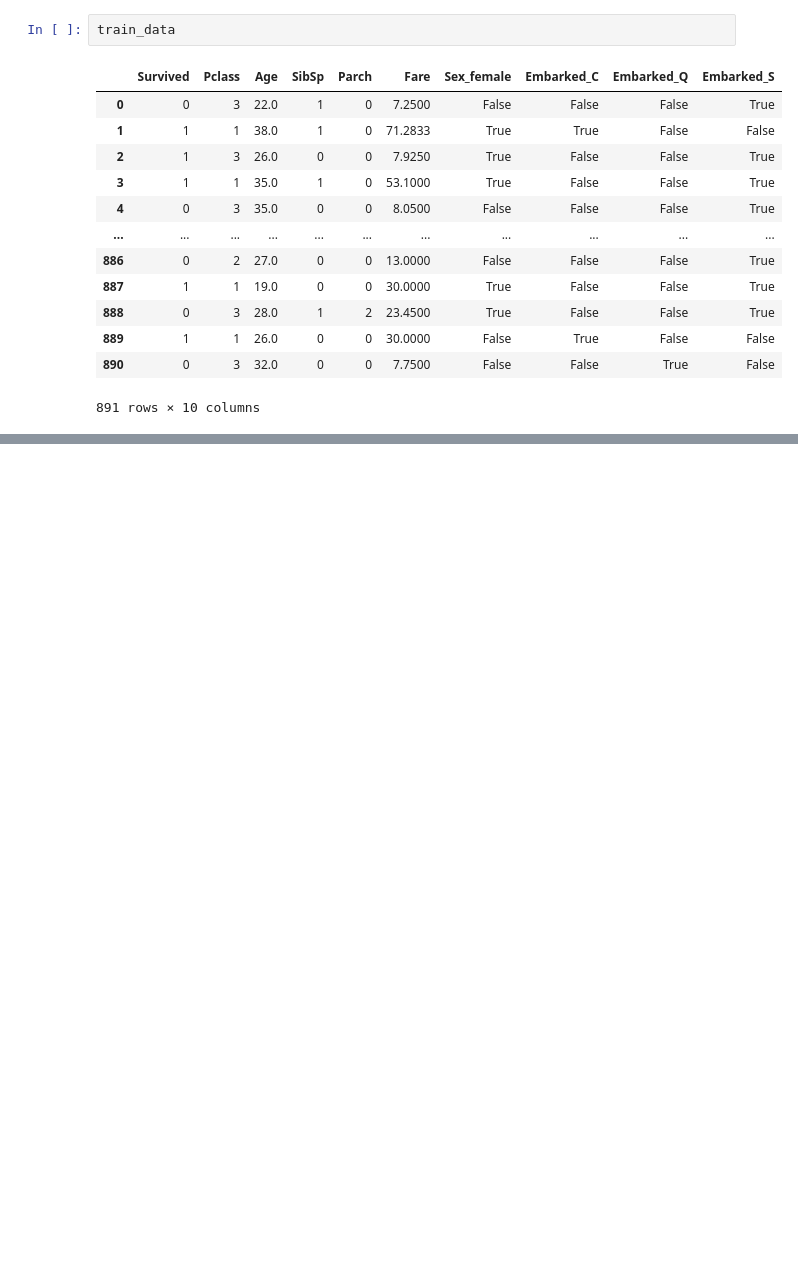
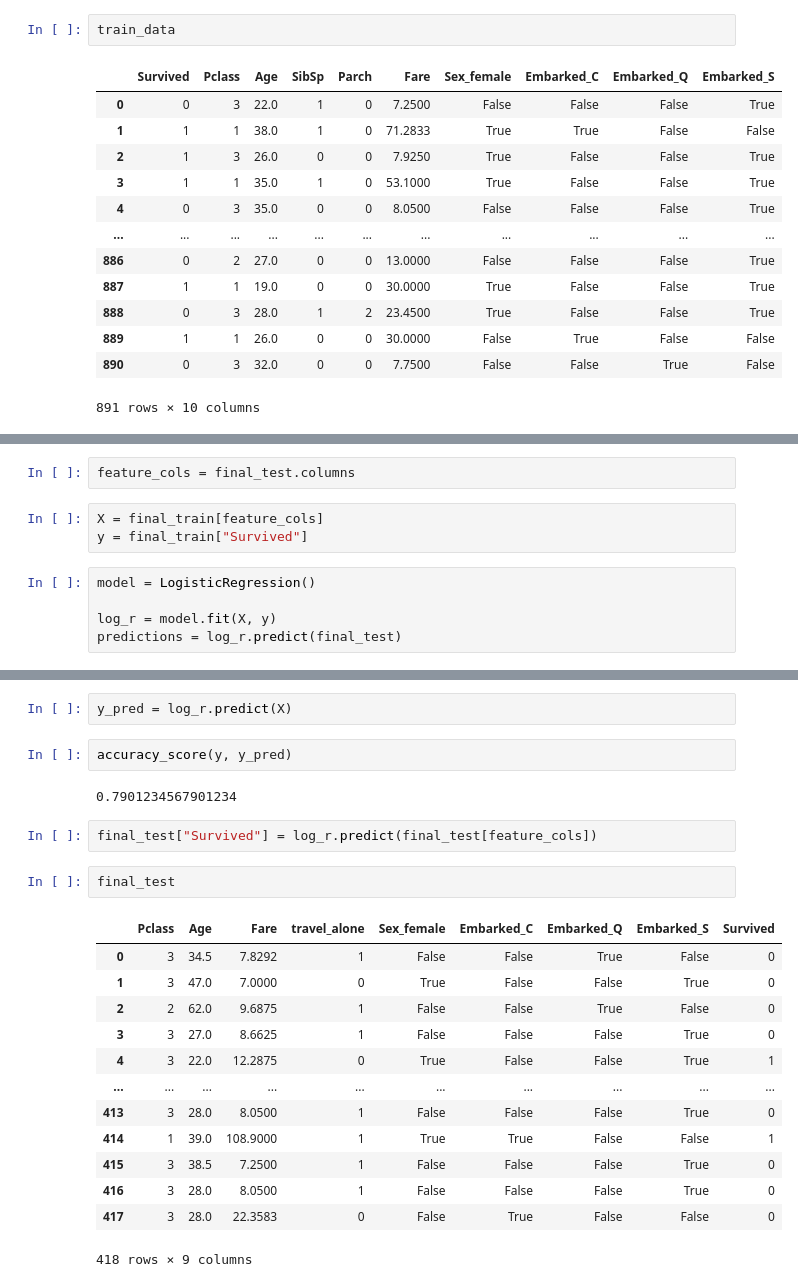
Before and after one commit to YuliiaChorna1/DataScience-04.1-Classification-LogisticRegression-Multiclass, a Jupyter notebook: 4.1_my_titanic_practice.ipynb, the cells around one changed output, grey strips where cells are left out. Drawn from its saved outputs; the diff is of its cells as text; blank space fills up the shorter version.

```diff
--- a/4.1_my_titanic_practice.ipynb
+++ b/4.1_my_titanic_practice.ipynb
@@ -130,0 +196,10 @@ train_data
+# %%
+feature_cols = final_test.columns
+# %%
+X = final_train[feature_cols]
+y = final_train["Survived"]
+# %%
+model = LogisticRegression()
+
+log_r = model.fit(X, y)
+predictions = log_r.predict(final_test)
@@ -130,0 +237,24 @@ train_data
+# %%
+y_pred = log_r.predict(X)
+# %%
+accuracy_score(y, y_pred)
+# %% [output]
+0.7901234567901234
+# %%
+final_test["Survived"] = log_r.predict(final_test[feature_cols])
+# %%
+final_test
+# %% [output]
+|  | Pclass | Age | Fare | travel_alone | Sex_female | Embarked_C | Embarked_Q | Embarked_S | Survived |
+| 0 | 3 | 34.5 | 7.8292 | 1 | False | False | True | False | 0 |
+| 1 | 3 | 47.0 | 7.0000 | 0 | True | False | False | True | 0 |
+| 2 | 2 | 62.0 | 9.6875 | 1 | False | False | True | False | 0 |
+| 3 | 3 | 27.0 | 8.6625 | 1 | False | False | False | True | 0 |
+| 4 | 3 | 22.0 | 12.2875 | 0 | True | False | False | True | 1 |
+| ... | ... | ... | ... | ... | ... | ... | ... | ... | ... |
+| 413 | 3 | 28.0 | 8.0500 | 1 | False | False | False | True | 0 |
+| 414 | 1 | 39.0 | 108.9000 | 1 | True | True | False | False | 1 |
+| 415 | 3 | 38.5 | 7.2500 | 1 | False | False | False | True | 0 |
+| 416 | 3 | 28.0 | 8.0500 | 1 | False | False | False | True | 0 |
+| 417 | 3 | 28.0 | 22.3583 | 0 | False | True | False | False | 0 |
+418 rows × 9 columns
```
Also changed, not shown: parts of 14 cells of this notebook, 1 other file.
